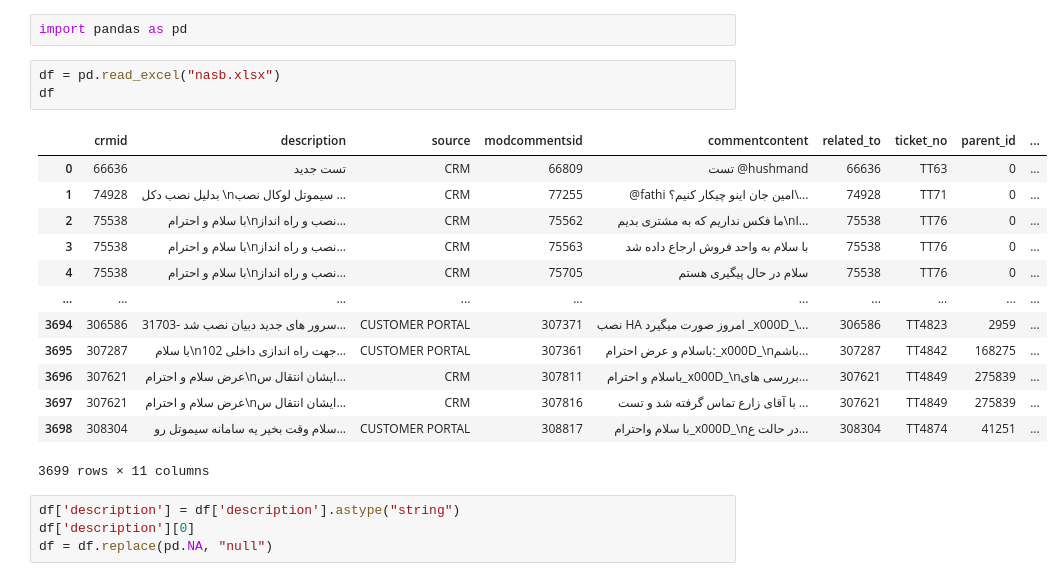
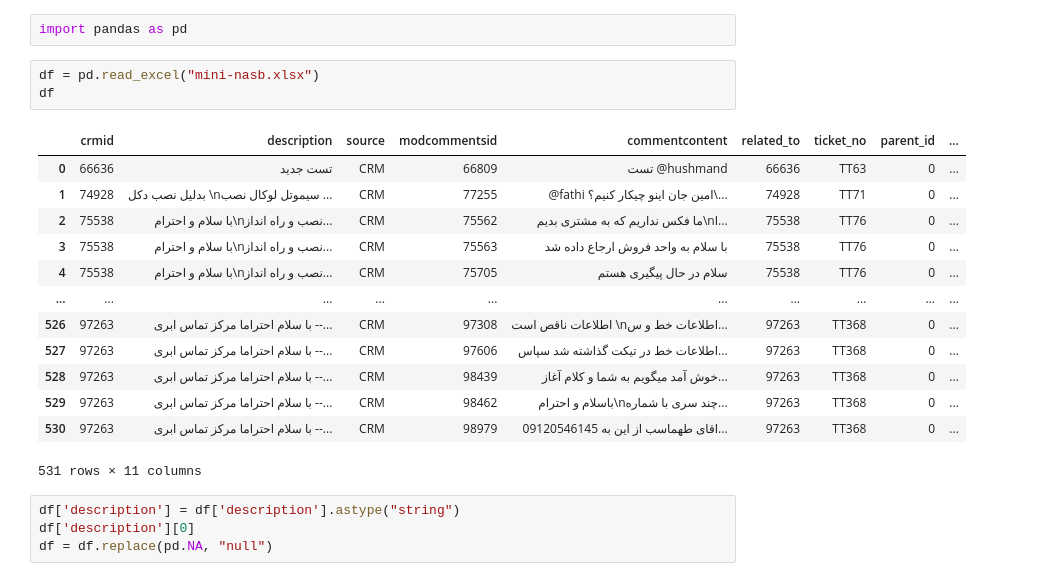
Before and after one commit to parsa1601/Ticketing_AnswerBot_NassimAp, a Jupyter notebook: xlsx_reader_word_counter.ipynb, the cells around one changed output. Cells and saved outputs as stored; diff of their text form.

```diff
--- a/xlsx_reader_word_counter.ipynb
+++ b/xlsx_reader_word_counter.ipynb
@@ -1,22 +1,22 @@
 # %%
 import pandas as pd
 # %%
-df = pd.read_excel("nasb.xlsx")
+df = pd.read_excel("mini-nasb.xlsx")
 df
 # %% [output]
 |  | crmid | description | source | modcommentsid | commentcontent | related_to | ticket_no | parent_id | ... |
 | 0 | 66636 | تست جدید | CRM | 66809 | تست @hushmand | 66636 | TT63 | 0 | ... |
 | 1 | 74928 | بدلیل نصب دکل \nسیموتل لوکال نصب ... | CRM | 77255 | @fathi امین جان اینو چیکار کنیم؟\... | 74928 | TT71 | 0 | ... |
 | 2 | 75538 | با سلام و احترام\nنصب و راه انداز... | CRM | 75562 | ما فکس نداریم که به مشتری بدیم\nا... | 75538 | TT76 | 0 | ... |
 | 3 | 75538 | با سلام و احترام\nنصب و راه انداز... | CRM | 75563 | با سلام به واحد فروش ارجاع داده شد | 75538 | TT76 | 0 | ... |
 | 4 | 75538 | با سلام و احترام\nنصب و راه انداز... | CRM | 75705 | سلام در حال پیگیری هستم | 75538 | TT76 | 0 | ... |
 | ... | ... | ... | ... | ... | ... | ... | ... | ... | ... |
-| 3694 | 306586 | 31703- سرور های جدید دبیان نصب شد... | CUSTOMER PORTAL | 307371 | نصب HA امروز صورت میگیرد _x000D_\... | 306586 | TT4823 | 2959 | ... |
-| 3695 | 307287 | با سلام\nجهت راه اندازی داخلی 102... | CUSTOMER PORTAL | 307361 | باسلام و عرض احترام:_x000D_\nباشم... | 307287 | TT4842 | 168275 | ... |
-| 3696 | 307621 | عرض سلام و احترام\nایشان انتقال س... | CRM | 307811 | باسلام و احترام_x000D_\nبررسی های... | 307621 | TT4849 | 275839 | ... |
-| 3697 | 307621 | عرض سلام و احترام\nایشان انتقال س... | CRM | 307816 | با آقای زارع تماس گرفته شد و تست ... | 307621 | TT4849 | 275839 | ... |
-| 3698 | 308304 | سلام وقت بخیر یه سامانه سیموتل رو... | CUSTOMER PORTAL | 308817 | با سلام واحترام_x000D_\nدر حالت ع... | 308304 | TT4874 | 41251 | ... |
+| 526 | 97263 | با سلام احتراما مرکز تماس ابری --... | CRM | 97308 | اطلاعات ناقص است \nاطلاعات خط و س... | 97263 | TT368 | 0 | ... |
+| 527 | 97263 | با سلام احتراما مرکز تماس ابری --... | CRM | 97606 | اطلاعات خط در تیکت گذاشته شد سپاس... | 97263 | TT368 | 0 | ... |
+| 528 | 97263 | با سلام احتراما مرکز تماس ابری --... | CRM | 98439 | خوش آمد میگویم به شما و کلام آغاز... | 97263 | TT368 | 0 | ... |
+| 529 | 97263 | با سلام احتراما مرکز تماس ابری --... | CRM | 98462 | باسلام و احترام\nچند سری با شماره... | 97263 | TT368 | 0 | ... |
+| 530 | 97263 | با سلام احتراما مرکز تماس ابری --... | CRM | 98979 | 09120546145 اقای طهماسب از این به... | 97263 | TT368 | 0 | ... |
-3699 rows × 11 columns
+531 rows × 11 columns
 # %%
 df['description'] = df['description'].astype("string")
 df['description'][0]
```
Also changed, not shown: parts of 3 cells of this notebook.
